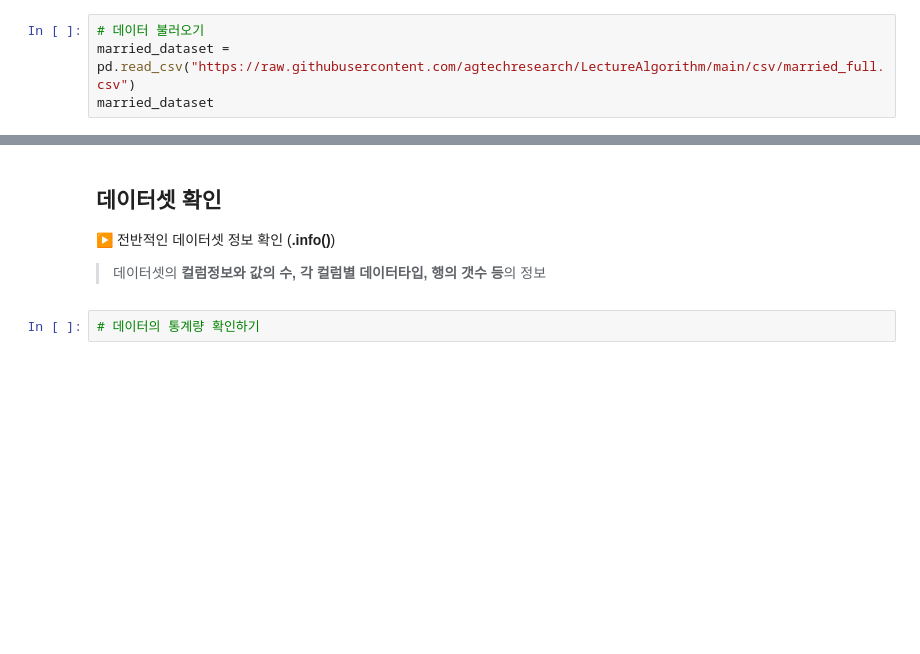
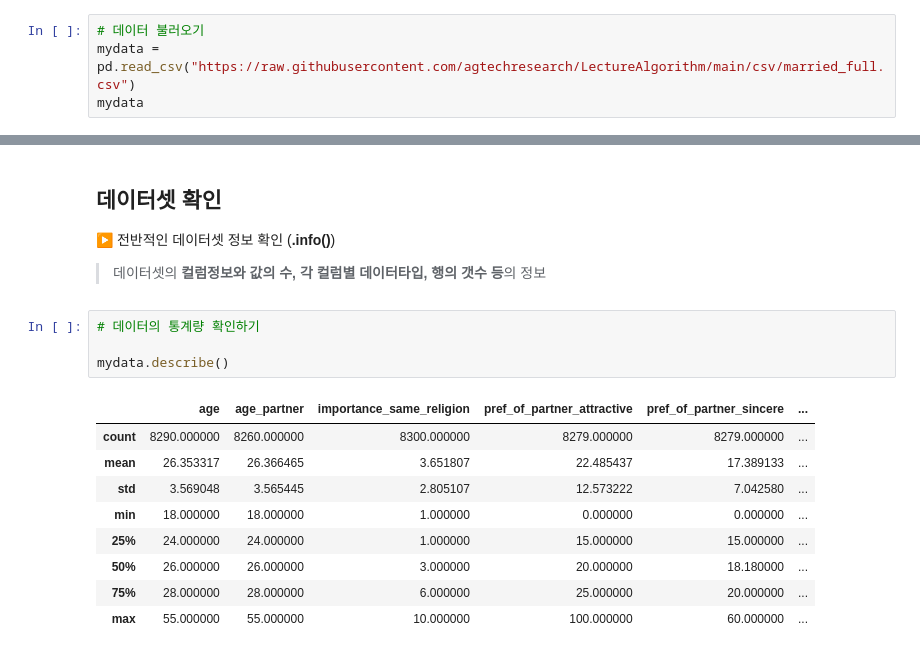
Before and after one commit to agtechresearch/LectureAlgorithm, a Jupyter notebook: W07_Project1_template.ipynb, the cells around one changed output, grey strips where cells are left out. Saved outputs shown, nothing was run; the diff lists cells and outputs as text; blank space fills up the shorter version.

```diff
--- a/W07_Project1_template.ipynb
+++ b/W07_Project1_template.ipynb
@@ -19,8 +19,8 @@ warnings.filterwarnings('ignore')
 ▶ CSV파일 데이터 불러오기
 # %%
 # 데이터 불러오기
-married_dataset = pd.read_csv("https://raw.githubusercontent.com/agtechresearch/LectureAlgorithm/main/csv/married_full.csv")
-married_dataset
+mydata = pd.read_csv("https://raw.githubusercontent.com/agtechresearch/LectureAlgorithm/main/csv/married_full.csv")
+mydata
 # %% [output]
 |  | gender | age | age_partner | importance_same_religion | pref_of_partner_attractive | pref_of_partner_sincere | ... |
 | 0 | female | 21.0 | 27.0 | 4.0 | 35.0 | 20.0 | ... |
@@ -135,3 +135,15 @@ married_dataset
 > 데이터셋의 **컬럼정보와 값의 수, 각 컬럼별 데이터타입, 행의 갯수 등**의 정보 <br>
 # %%
 # 데이터의 통계량 확인하기
+
+mydata.describe()
+# %% [output]
+|  | age | age_partner | importance_same_religion | pref_of_partner_attractive | pref_of_partner_sincere | ... |
+| count | 8290.000000 | 8260.000000 | 8300.000000 | 8279.000000 | 8279.000000 | ... |
+| mean | 26.353317 | 26.366465 | 3.651807 | 22.485437 | 17.389133 | ... |
+| std | 3.569048 | 3.565445 | 2.805107 | 12.573222 | 7.042580 | ... |
+| min | 18.000000 | 18.000000 | 1.000000 | 0.000000 | 0.000000 | ... |
+| 25% | 24.000000 | 24.000000 | 1.000000 | 15.000000 | 15.000000 | ... |
+| 50% | 26.000000 | 26.000000 | 3.000000 | 20.000000 | 18.180000 | ... |
+| 75% | 28.000000 | 28.000000 | 6.000000 | 25.000000 | 20.000000 | ... |
+| max | 55.000000 | 55.000000 | 10.000000 | 100.000000 | 60.000000 | ... |
```
Also changed, not shown: parts of 1 cell of this notebook.
